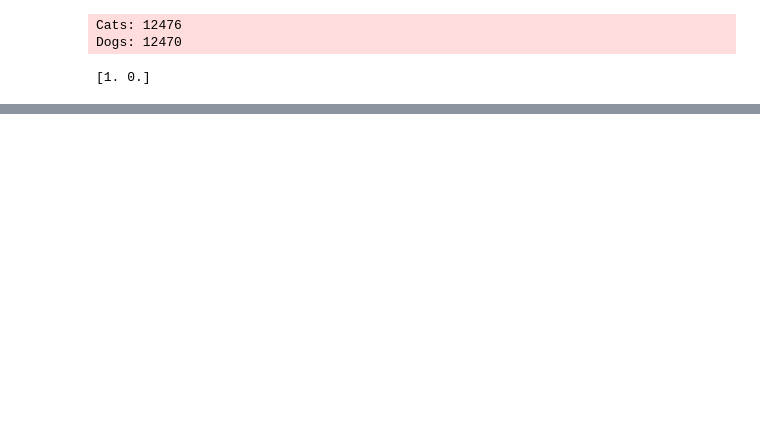
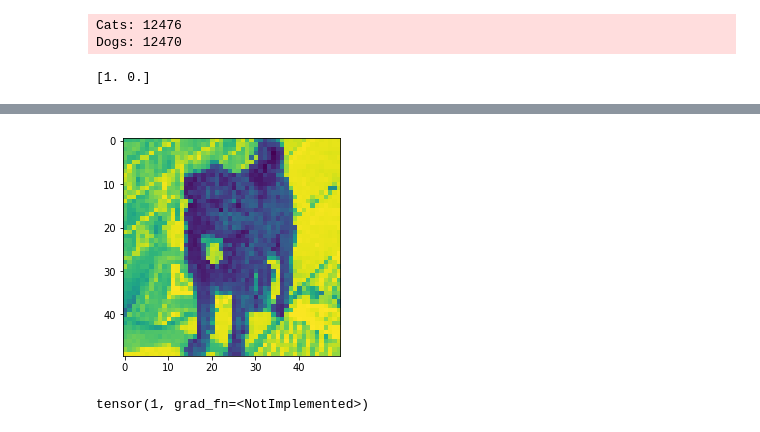
Before and after one commit to MichaelLee0/PythonML-Projects, a Jupyter notebook: pyTorch_Convelutionalnn.ipynb, the cells around one changed output, grey strips where cells are left out. Cells and saved outputs as stored; diff of their text form; code cells hidden in the pictures; blank space fills up the shorter version.

Commit message:
Working CNN. Classifies dog/cat pictures with a ~77% accuracy after 5 epoches of batches sized 100

```diff
--- a/pyTorch_Convelutionalnn.ipynb
+++ b/pyTorch_Convelutionalnn.ipynb
@@ -85,0 +146,8 @@ class Net(nn.Module):
+# %%
+X = torch.Tensor([i[0] for i in training_data]).view(-1,50,50) #Assembles a tensor of 50x50 individual elements that comprise the entire dataset
+X = X/255.0     # Normalize the data
+y = torch.Tensor([i[1] for i in training_data])     # y greps all the labels
+# %%
+val_PCT = 0.1
+val_size = int(len(X) * val_PCT)        # Seperating out training set from testing set
+print(val_size)
@@ -85,0 +156,9 @@ class Net(nn.Module):
+# %%
+train_X = X[:-val_size]
+train_y = y[:-val_size]
+
+test_X = X[-val_size:]
+test_y = y[-val_size:]
+
+print(len(train_X))
+print(len(test_X))
@@ -85,0 +168,19 @@ class Net(nn.Module):
+# %%
+BATCH_SIZE = 100
+EPOCHS = 5
+net.train()
+
+for epoch in range(EPOCHS):
+    for i in tqdm(range(0, len(train_X), BATCH_SIZE)):
+        # print(i, i+BATCH_SIZE)
+        batch_X = train_X[i:i+BATCH_SIZE].view(-1,1,50,50)
+        batch_y = train_y[i:i+BATCH_SIZE]
+
+        net.zero_grad()
+        # you can also run optimizer.zero_grad which will zero out the optimizer for all models
+        outputs = net(batch_X)
+        loss = loss_function(outputs, batch_y)
+        loss.backward()
+        optimizer.step()
+
+    # print(f"Epoch: {epoch}. Loss: {loss}")
@@ -85,0 +221,7 @@ class Net(nn.Module):
+# %%
+plt.imshow(test_x[25].reshape(50,50))
+plt.show()
+print(torch.argmax(outputs[25]))
+# %% [output]
+[figure, added]
+tensor(1, grad_fn=<NotImplemented>)
```
Also changed, not shown: parts of 13 cells of this notebook.
